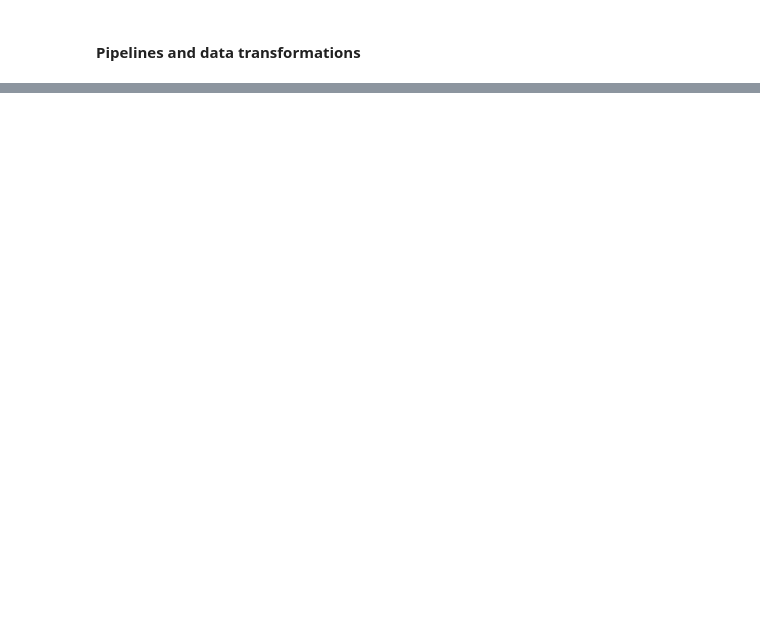
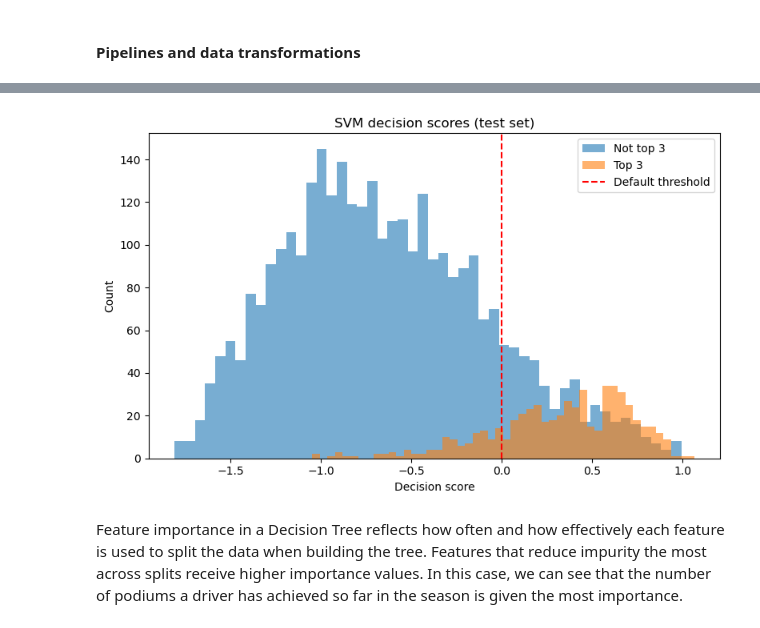
Before and after one commit to DanceaRadu/FML_Project, a Jupyter notebook: project.ipynb, the cells around one changed output, grey strips where cells are left out. Saved outputs shown, nothing was run; the diff lists cells and outputs as text; code cells hidden in the pictures; blank space fills up the shorter version.

```diff
--- a/project.ipynb
+++ b/project.ipynb
@@ -461,0 +622,24 @@ GB AUC: 0.9322014169203545
+# %%
+best_svm = best_models["LinearSVC"]
+y_score_svm = best_svm.decision_function(X_test)
+
+scores = y_score_svm
+
+plt.figure(figsize=(8, 5))
+
+plt.hist(scores[y_test == 0], bins=50, alpha=0.6, label="Not top 3")
+plt.hist(scores[y_test == 1], bins=50, alpha=0.6, label="Top 3")
+
+plt.axvline(0, color="red", linestyle="--", label="Default threshold")
+
+plt.legend()
+plt.title("SVM decision scores (test set)")
+plt.xlabel("Decision score")
+plt.ylabel("Count")
+
+plt.tight_layout()
+plt.show()
+# %% [output]
+[figure, added]
+# %% [markdown]
+Feature importance in a Decision Tree reflects how often and how effectively each feature is used to split the data when building the tree. Features that reduce impurity the most across splits receive higher importance values. In this case, we can see that the number of podiums a driver has achieved so far in the season is given the most importance.
```
Also changed, not shown: parts of 48 cells of this notebook.
